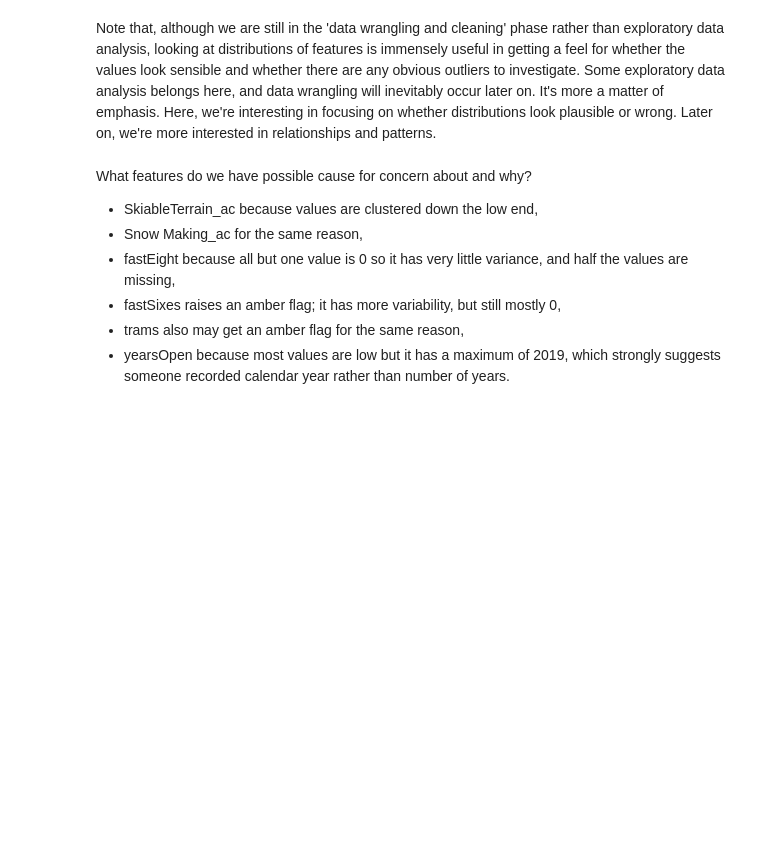
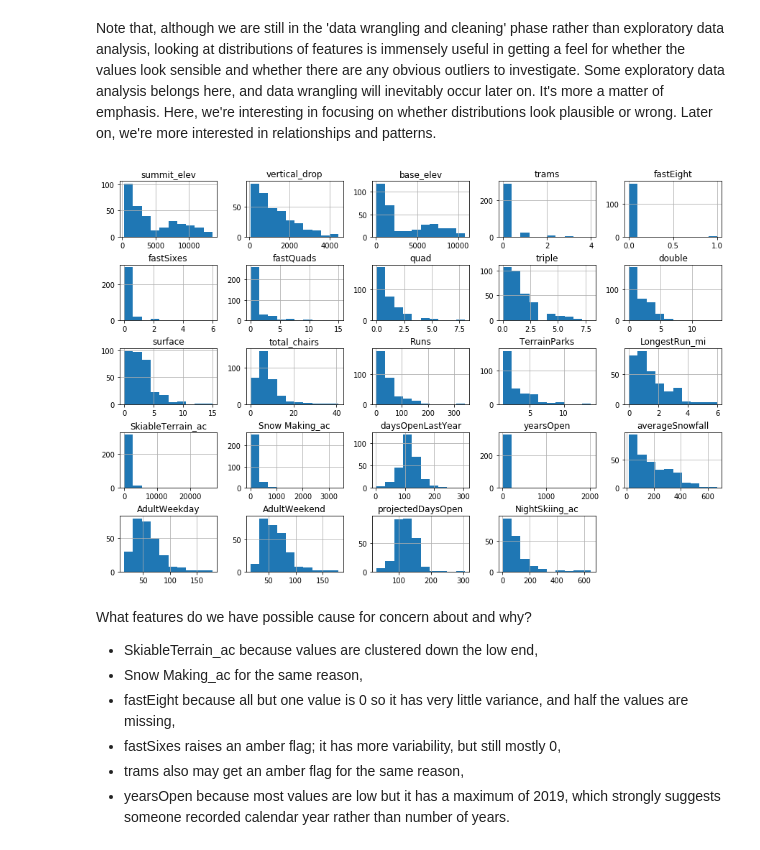
Before and after one commit to lestinj/DataScienceGuidedCapstone, a Jupyter notebook: Notebooks/02_data_wrangling.ipynb, the cells around one changed output. Cells and saved outputs as stored; diff of their text form; code cells hidden in the pictures; blank space fills up the shorter version.

```diff
--- a/Notebooks/02_data_wrangling.ipynb
+++ b/Notebooks/02_data_wrangling.ipynb
@@ -467,12 +522,14 @@ Note that, although we are still in the 'data wrangling and cleaning' phase rath
 # %%
 #Code task 18#
 #Call ski_data's `hist` method to plot histograms of each of the numeric features
 #Try passing it an argument figsize=(15,10)
 #Try calling plt.subplots_adjust() with an argument hspace=0.5 to adjust the spacing
 #It's important you create legible and easy-to-read plots
-ski_data.___(___)
-#plt.subplots_adjust(hspace=___);
+ski_data.hist(figsize=(15,10))
+plt.subplots_adjust(hspace=0.5);
 #Hint: notice how the terminating ';' "swallows" some messy output and leads to a tidier notebook
+# %% [output]
+[figure, added]
 # %% [markdown]
 What features do we have possible cause for concern about and why?
 
```
Also changed, not shown: parts of 23 cells of this notebook.
